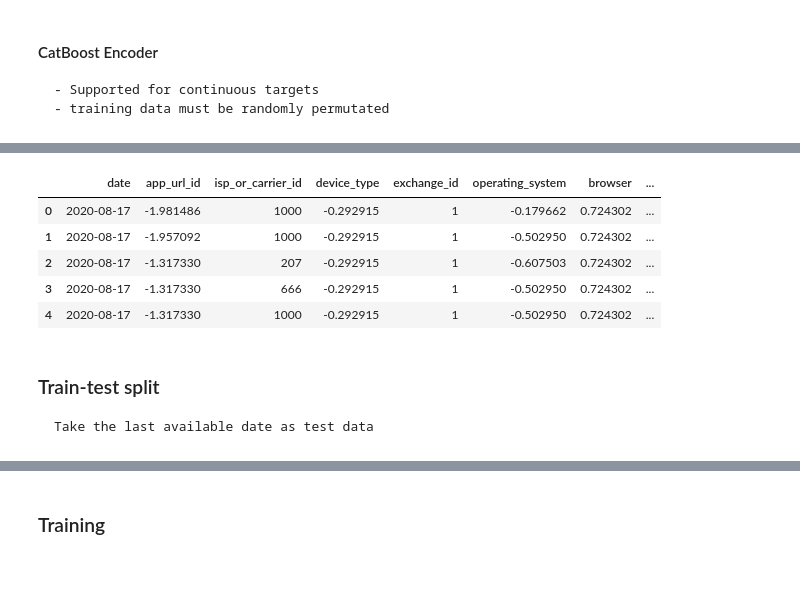
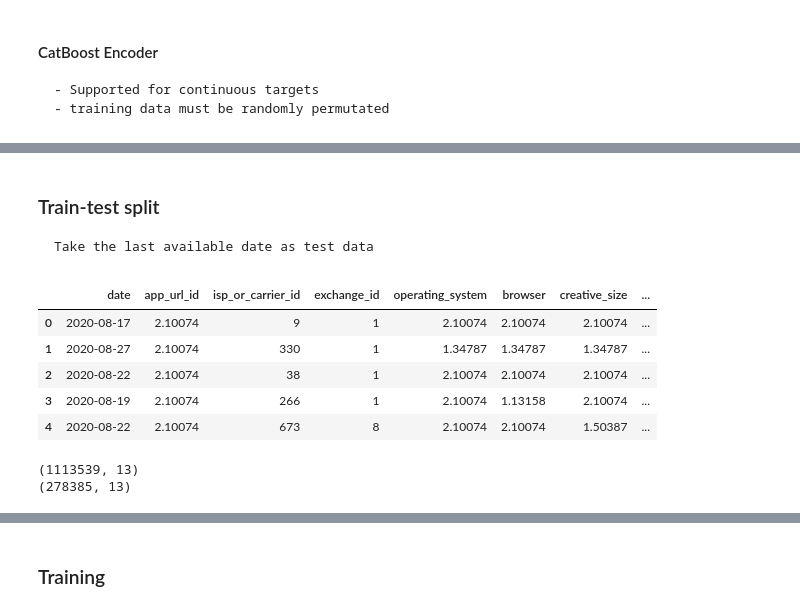
Before and after one commit to shiva-kumarj/CPM-prediction-with-MiQ, a Jupyter notebook: code/CPM_model training.ipynb, the cells around one changed output, grey strips where cells are left out. Saved outputs shown, nothing was run; the diff lists cells and outputs as text; code cells hidden in the pictures; blank space fills up the shorter version.

```diff
--- a/code/CPM_model training.ipynb
+++ b/code/CPM_model training.ipynb
@@ -113,34 +141,25 @@ df_temp.head()
 # %%
-#def glmm(df_temp, encoder, categorical, target):
+from category_encoders import JamesSteinEncoder
+# Make a copy of original dataset
+#df_temp = df.copy()
+#df_temp.drop(['line_item_id', 'io_id'], axis = 1, inplace = True)
 
-# Make a copy of original dataset
-df_temp = df.copy()
-df_temp.drop(['line_item_id', 'io_id'], axis = 1, inplace = True)
+# Random permutation
+#perm = np.random.permutation(len(df_temp))
+#X = X.iloc[perm].reset_index(drop=True)
+#y = y.iloc[perm].reset_index(drop=True)
+#df_temp = df_temp.iloc[perm].reset_index(drop = True)
 
-# GLMM encoding
-categorical = ['app_url_id', 'device_type', 'operating_system',
-               'browser','creative_size', 'advertiser_currency','day_of_week']
+# CatBoostEncoder
+categorical = ['app_url_id', 'operating_system', 'day_of_week',
+               'browser','creative_size', 'advertiser_currency']
 
-from category_encoders import GLMMEncoder
-
-enc = GLMMEncoder(cols = categorical, binomial_target=False)
+js_enc = JamesSteinEncoder(cols = categorical,
+                           randomized=True,
+                           random_state=10)
 
 # fit and transform
-glmm_encoded_cols = enc.fit_transform(df_temp[categorical], df_temp['cpm'])
-
-# concat encoded columns into dataframe
-df_temp[list(glmm_encoded_cols)] = glmm_encoded_cols
-
-# Split dataset
-# X_train, X_test, y_train, y_test = test_split(df_temp, target)
-
-# Envoke training methods
-# training(X_train, X_test, y_train, y_test, encoder)
+js_encoded_cols = js_enc.fit_transform(df_temp[categorical], df_temp['cpm'])
+# Merge encoded columns with original
+df_temp[list(js_encoded_cols)] = js_encoded_cols
 df_temp.head()
-# %% [output]
-|  | date | app_url_id | isp_or_carrier_id | device_type | exchange_id | operating_system | browser | ... |
-| 0 | 2020-08-17 | -1.981486 | 1000 | -0.292915 | 1 | -0.179662 | 0.724302 | ... |
-| 1 | 2020-08-17 | -1.957092 | 1000 | -0.292915 | 1 | -0.502950 | 0.724302 | ... |
-| 2 | 2020-08-17 | -1.317330 | 207 | -0.292915 | 1 | -0.607503 | 0.724302 | ... |
-| 3 | 2020-08-17 | -1.317330 | 666 | -0.292915 | 1 | -0.502950 | 0.724302 | ... |
-| 4 | 2020-08-17 | -1.317330 | 1000 | -0.292915 | 1 | -0.502950 | 0.724302 | ... |
@@ -147,6 +168,29 @@ df_temp.head()
 # %% [markdown]
 ### Train-test split
     Take the last available date as test data
+# %%
+df_temp.head()
+# %% [output]
+|  | date | app_url_id | isp_or_carrier_id | exchange_id | operating_system | browser | creative_size | ... |
+| 0 | 2020-08-17 | 2.10074 | 9 | 1 | 2.10074 | 2.10074 | 2.10074 | ... |
+| 1 | 2020-08-27 | 2.10074 | 330 | 1 | 1.34787 | 1.34787 | 1.34787 | ... |
+| 2 | 2020-08-22 | 2.10074 | 38 | 1 | 2.10074 | 2.10074 | 2.10074 | ... |
+| 3 | 2020-08-19 | 2.10074 | 266 | 1 | 2.10074 | 1.13158 | 2.10074 | ... |
+| 4 | 2020-08-22 | 2.10074 | 673 | 8 | 2.10074 | 2.10074 | 1.50387 | ... |
+# %%
+from sklearn.model_selection import train_test_split
+
+df_temp.drop('date', axis = 1, inplace = True)
+
+X_train, X_test, y_train, y_test = train_test_split(df_temp.drop('cpm', axis = 1),
+                                                    df_temp['cpm'],
+                                                    test_size = 0.2,
+                                                    random_state = 100)
+print(X_train.shape)
+print(X_test.shape)
+# %% [output]
+(1113539, 13)
+(278385, 13)
 # %%
 # Take 27/08/2020 as test dataset
 df_test = df_temp[df_temp['date'] == '2020-08-27'].copy()
```
Also changed, not shown: parts of 14 cells of this notebook.
